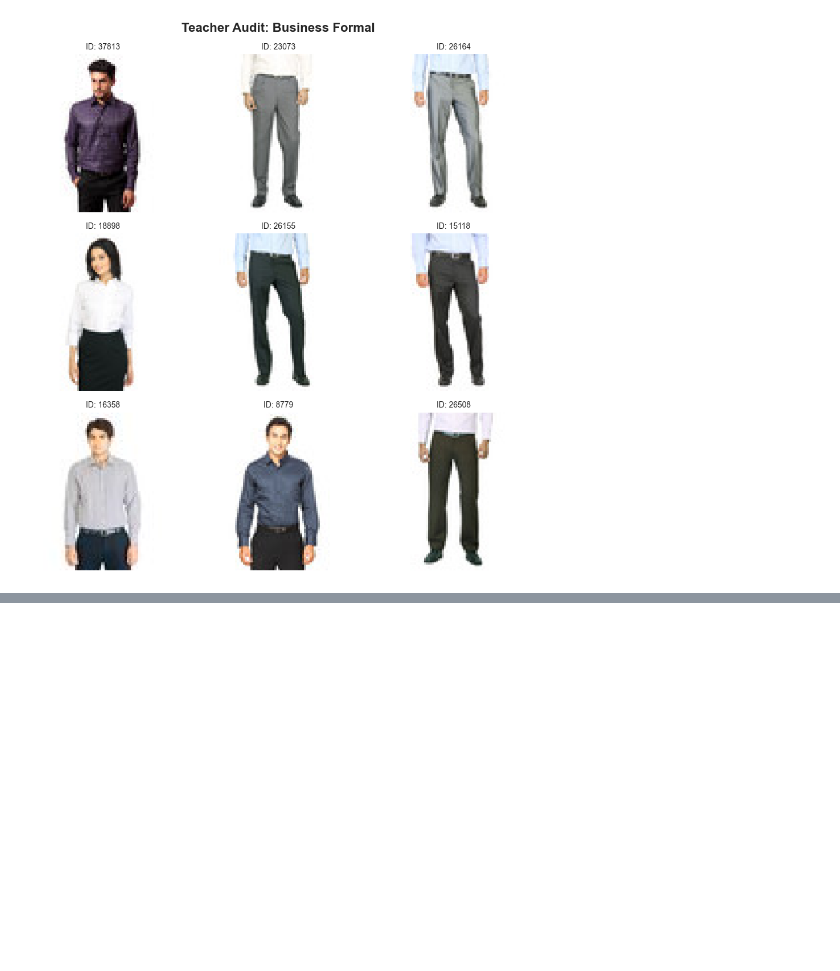
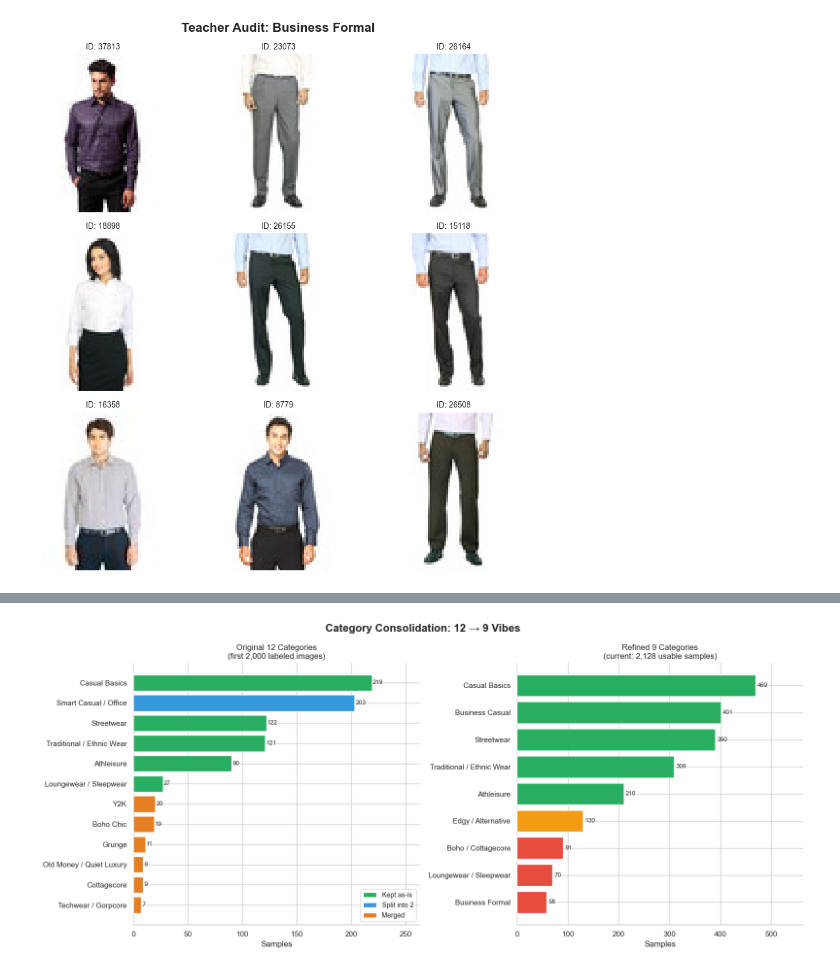
Before and after one commit to adamzhang06/style-snapped, a Jupyter notebook: backend/scripts/eda_audit.ipynb, the cells around one changed output, grey strips where cells are left out. Drawn from its saved outputs; the diff is of its cells as text; code cells hidden in the pictures; blank space fills up the shorter version.

```diff
--- a/backend/scripts/eda_audit.ipynb
+++ b/backend/scripts/eda_audit.ipynb
@@ -84,0 +134,77 @@ Loading Hugging Face dataset...
+# %%
+# --- CATEGORY EVOLUTION: 12 original → 9 refined ---
+# Hardcoded from our original 2000-label run before consolidation.
+old_counts = {
+    'Casual Basics': 219,
+    'Smart Casual / Office': 203,
+    'Streetwear': 122,
+    'Traditional / Ethnic Wear': 121,
+    'Athleisure': 90,
+    'Loungewear / Sleepwear': 27,
+    'Y2K': 20,
+    'Boho Chic': 19,
+    'Grunge': 11,
+    'Old Money / Quiet Luxury': 9,
+    'Cottagecore': 9,
+    'Techwear / Gorpcore': 7,
+}
+
+# What each old category became
+mapping = {
+    'Casual Basics':          ('Casual Basics',        'kept'),
+    'Smart Casual / Office':  ('Business Casual\n+ Business Formal', 'split'),
+    'Streetwear':             ('Streetwear',           'kept'),
+    'Traditional / Ethnic Wear': ('Traditional / Ethnic Wear', 'kept'),
+    'Athleisure':             ('Athleisure',           'kept'),
+    'Loungewear / Sleepwear': ('Loungewear / Sleepwear', 'kept'),
+    'Y2K':                    ('Edgy / Alternative',   'merged'),
+    'Boho Chic':              ('Boho / Cottagecore',   'merged'),
+    'Grunge':                 ('Edgy / Alternative',   'merged'),
+    'Old Money / Quiet Luxury': ('Edgy / Alternative', 'merged'),
+    'Cottagecore':            ('Boho / Cottagecore',   'merged'),
+    'Techwear / Gorpcore':    ('Edgy / Alternative',   'merged'),
+}
+
+action_color = {'kept': '#27ae60', 'split': '#3498db', 'merged': '#e67e22'}
+action_label = {'kept': 'Kept as-is', 'split': 'Split into 2', 'merged': 'Merged'}
+
+fig, axes = plt.subplots(1, 2, figsize=(16, 7))
+fig.suptitle("Category Consolidation: 12 → 9 Vibes", fontsize=16, fontweight='bold')
+
+# Left: original 12 categories coloured by action taken
+old_labels = list(old_counts.keys())
+old_values = list(old_counts.values())
+colors_left = [action_color[mapping[l][1]] for l in old_labels]
+
+bars_l = axes[0].barh(old_labels, old_values, color=colors_left, edgecolor='white')
+axes[0].set_title("Original 12 Categories\n(first 2,000 labeled images)", fontsize=12)
+axes[0].set_xlabel("Samples")
+for bar, val in zip(bars_l, old_values):
+    axes[0].text(bar.get_width() + 1, bar.get_y() + bar.get_height() / 2,
+                 str(val), va='center', fontsize=9)
+axes[0].set_xlim(0, max(old_values) * 1.2)
+axes[0].invert_yaxis()
+sns.despine(ax=axes[0], left=True)
+
+# Legend
+from matplotlib.patches import Patch
+legend_elements = [Patch(facecolor=c, label=action_label[a]) for a, c in action_color.items()]
+axes[0].legend(handles=legend_elements, loc='lower right', fontsize=10)
+
+# Right: new 9 categories with current counts
+new_counts = df_clean['vibe'].value_counts()
+bar_colors_r = ['#27ae60' if c >= 200 else '#f39c12' if c >= 100 else '#e74c3c' for c in new_counts.values]
+bars_r = axes[1].barh(new_counts.index, new_counts.values, color=bar_colors_r, edgecolor='white')
+axes[1].set_title(f"Refined 9 Categories\n(current: {kept:,} usable samples)", fontsize=12)
+axes[1].set_xlabel("Samples")
+for bar, val in zip(bars_r, new_counts.values):
+    axes[1].text(bar.get_width() + 4, bar.get_y() + bar.get_height() / 2,
+                 str(val), va='center', fontsize=9)
+axes[1].set_xlim(0, new_counts.max() * 1.2)
+axes[1].invert_yaxis()
+sns.despine(ax=axes[1], left=True)
+
+plt.tight_layout()
+plt.show()
+# %% [output]
+[figure, added]
```
Also changed, not shown: parts of 4 cells of this notebook, 9 other files.
